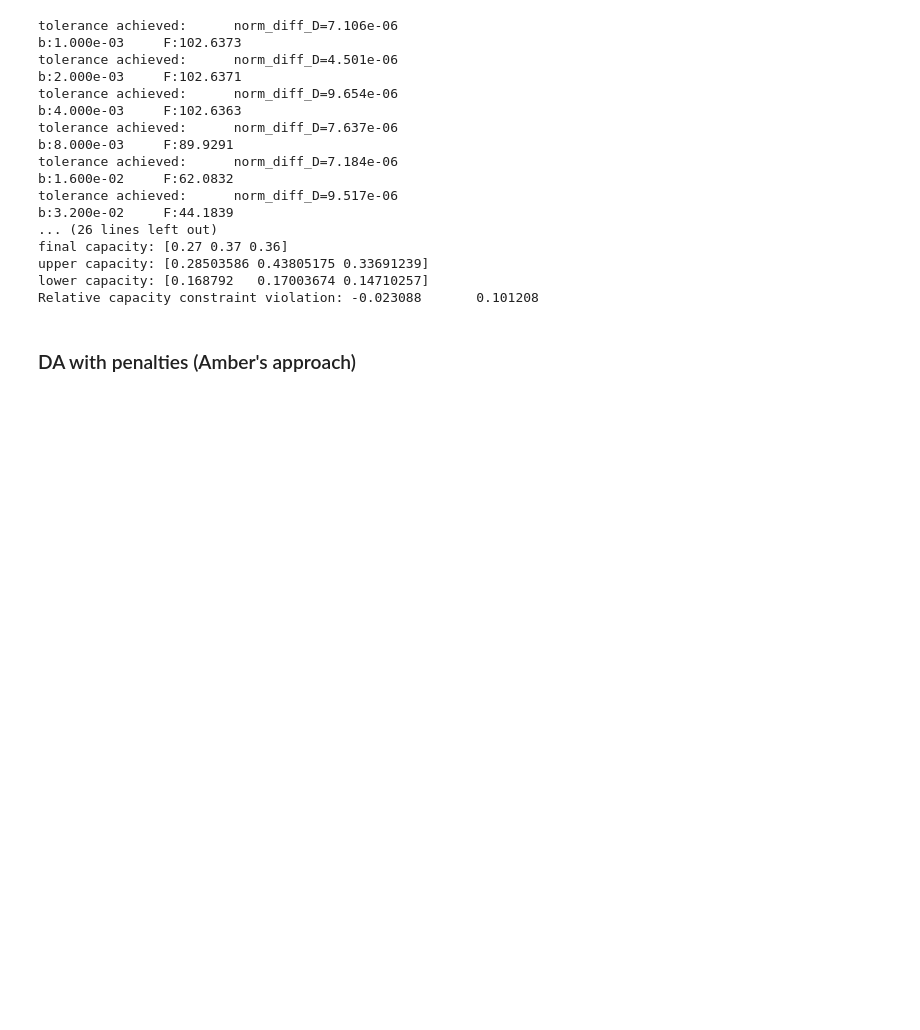
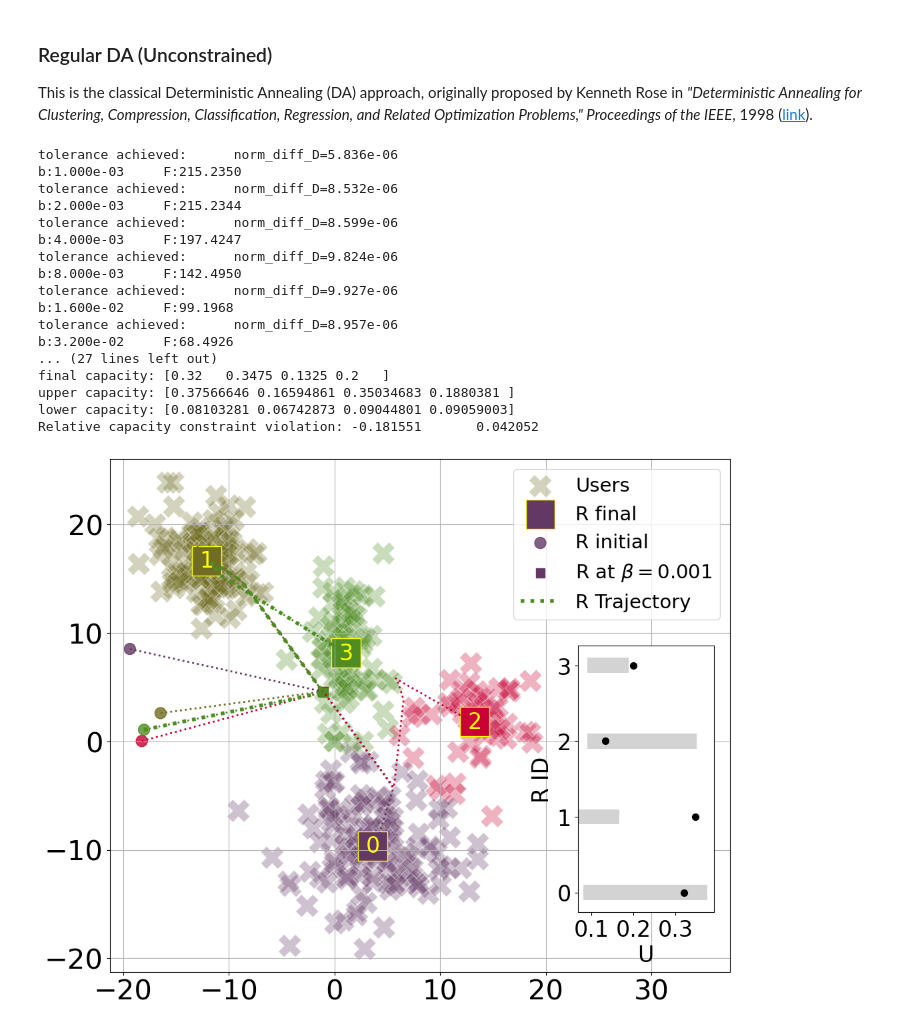
Before and after one commit to dt-1729/CBF_MEP_consRA, a Jupyter notebook: clustering_compare_annealing.ipynb, the cells around one changed output. Saved outputs shown, nothing was run; the diff lists cells and outputs as text; code cells hidden in the pictures; blank space fills up the shorter version.

```diff
--- a/clustering_compare_annealing.ipynb
+++ b/clustering_compare_annealing.ipynb
@@ -129,41 +110,48 @@ beta_grow = 2
+# %% [markdown]
+### Regular DA (Unconstrained)
+
+This is the classical Deterministic Annealing (DA) approach, originally proposed by Kenneth Rose in *"Deterministic Annealing for Clustering, Compression, Classification, Regression, and Related Optimization Problems," Proceedings of the IEEE*, 1998 ([link](https://doi.org/10.1109/5.726788)).
 # %%
 t0_da = time.time()
 F_arr_da, b_arr_da, P_arr_da, Y_arr_da, t_compute_arr_da, cap_array_da = flp.anneal_DA(Y0, beta0, betaf, beta_grow, n_iters=1000, D_tol=1e-5)
 t1_da = time.time()
 
 reload(class_flp)
 final_cap = cap_array_da[-1]
 constr_viol_c = np.min(flp.C - final_cap)
 constr_viol_b = np.min(final_cap - flp.B)
 print(f'resource locations:\n{Y_arr_da[-1]}')
 print(f'final capacity: {final_cap}')
 print(f'upper capacity: {flp.C}')
 print(f'lower capacity: {flp.B}')
 print(f'Relative capacity constraint violation: {constr_viol_c:.6f}\t{constr_viol_b:.6f}')
-# class_flp.plot_flp_with_capacity_1(
-#     flp, res_means, Y_arr_da, P_arr_da, x=np.arange(flp.M),
-#     data=cap_array_da[-1], min_vals=flp.B, max_vals=flp.C,
-#     x_expand_factor=0.4, y_expand_factor=0.0,
-#     filedir = dir + 'DA_N2000M15_seed830.pdf' , isSavePDF=False,
-#     figSize=(12,10), fontSize=30, inset_loc=[0.71, 0.2, 0.17, 0.4], plotResTraj=True)
+class_flp.plot_flp_with_capacity_1(
+    flp, demand_means, Y_arr_da, P_arr_da,
+    x=np.arange(flp.M), data=cap_array_da[-1],
+    min_vals=flp.B, max_vals=flp.C,
+    x_expand_factor=0.4, y_expand_factor=0.0,
+    figSize=(12, 10), fontSize=30,
+    inset_loc=[0.71, 0.2, 0.17, 0.4], plotResTraj=True
+)
 # %% [output]
-tolerance achieved:      norm_diff_D=7.106e-06
-b:1.000e-03     F:102.6373
-tolerance achieved:      norm_diff_D=4.501e-06
-b:2.000e-03     F:102.6371
-tolerance achieved:      norm_diff_D=9.654e-06
-b:4.000e-03     F:102.6363
-tolerance achieved:      norm_diff_D=7.637e-06
-b:8.000e-03     F:89.9291
-tolerance achieved:      norm_diff_D=7.184e-06
-b:1.600e-02     F:62.0832
-tolerance achieved:      norm_diff_D=9.517e-06
-b:3.200e-02     F:44.1839
-... (26 lines left out)
-final capacity: [0.27 0.37 0.36]
-upper capacity: [0.28503586 0.43805175 0.33691239]
-lower capacity: [0.168792   0.17003674 0.14710257]
-Relative capacity constraint violation: -0.023088       0.101208
+tolerance achieved:      norm_diff_D=5.836e-06
+b:1.000e-03     F:215.2350
+tolerance achieved:      norm_diff_D=8.532e-06
+b:2.000e-03     F:215.2344
+tolerance achieved:      norm_diff_D=8.599e-06
+b:4.000e-03     F:197.4247
+tolerance achieved:      norm_diff_D=9.824e-06
+b:8.000e-03     F:142.4950
+tolerance achieved:      norm_diff_D=9.927e-06
+b:1.600e-02     F:99.1968
+tolerance achieved:      norm_diff_D=8.957e-06
+b:3.200e-02     F:68.4926
+... (27 lines left out)
+final capacity: [0.32   0.3475 0.1325 0.2   ]
+upper capacity: [0.37566646 0.16594861 0.35034683 0.1880381 ]
+lower capacity: [0.08103281 0.06742873 0.09044801 0.09059003]
+Relative capacity constraint violation: -0.181551       0.042052
+[figure, added]
 # %%
 # savedata_da = {'F_arr':F_arr_da,
 #             'b_arr':b_arr_da,
@@ -181,5 +169,3 @@ Relative capacity constraint violation: -0.023088       0.101208
 
 # with open(da_data_file, 'wb') as file:
 #     pickle.dump(savedata_da, file)
-# %% [markdown]
-### DA with penalties (Amber's approach)
```
Also changed, not shown: parts of 24 cells of this notebook, 2 other files.
